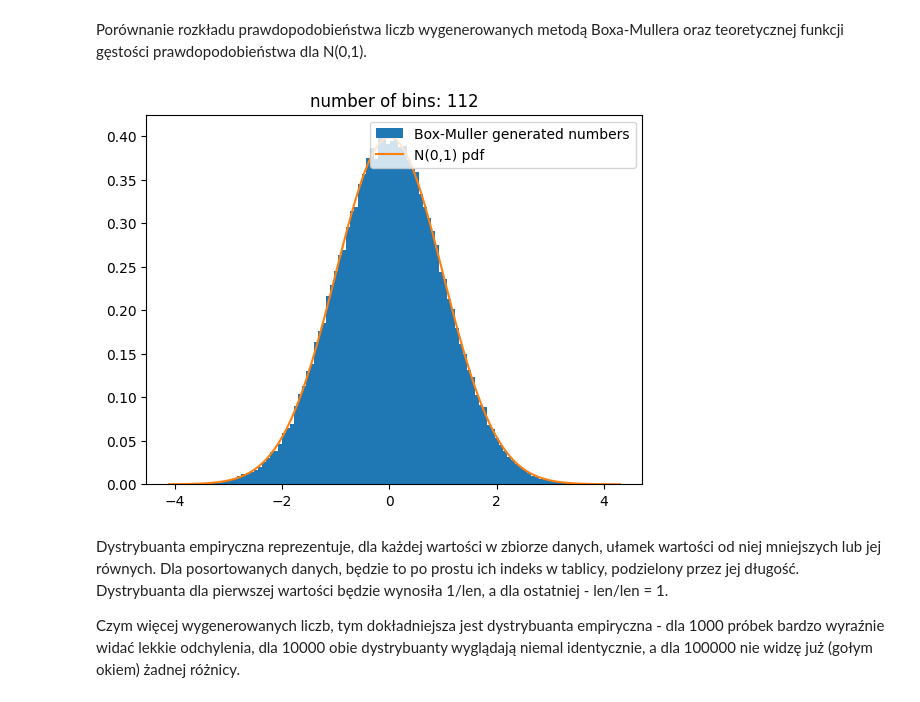
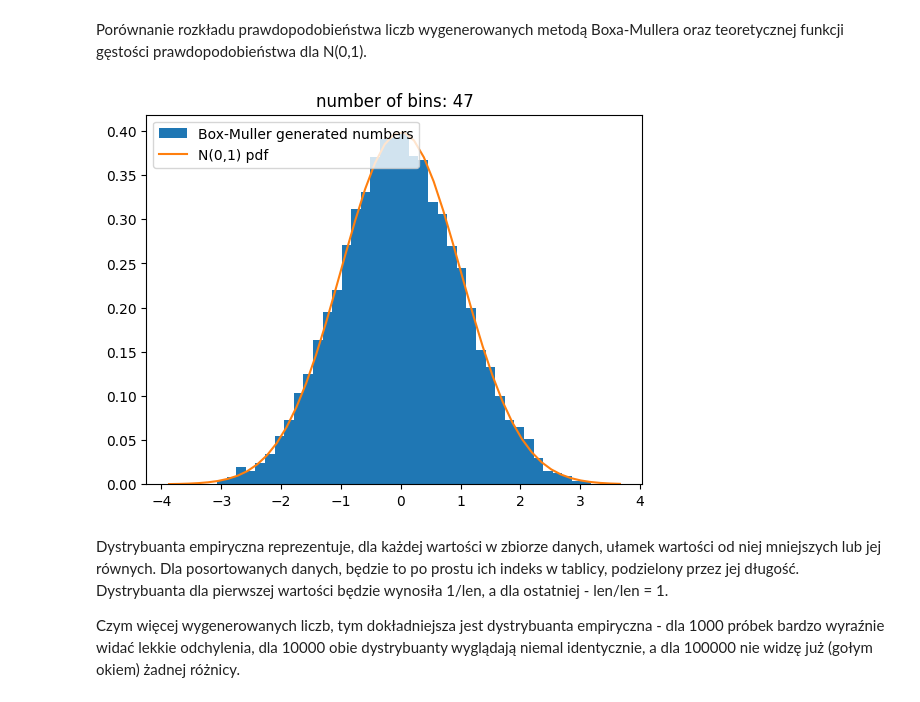
Before and after one commit to Blato122/MetodyStatystyczne-2024.25, a Jupyter notebook: rng/ex0.ipynb, the cells around one changed output. Saved outputs shown, nothing was run; the diff lists cells and outputs as text; code cells hidden in the pictures.

```diff
--- a/rng/ex0.ipynb
+++ b/rng/ex0.ipynb
@@ -23,21 +23,21 @@ def box_muller(n_rands: int) -> np.ndarray:
 # %% [markdown]
 Porównanie rozkładu prawdopodobieństwa liczb wygenerowanych metodą Boxa-Mullera oraz teoretycznej funkcji gęstości prawdopodobieństwa dla N(0,1).
 # %%
-n_rands = 100000
+n_rands = 10000
 rands = box_muller(n_rands // 2)
 
 bin_width = 3.49 / np.cbrt(n_rands) # Scott's normal reference rule
 n_bins = np.ceil((max(rands) - min(rands)) / bin_width).astype(int)
 
 plt.hist(rands, n_bins, density=True, label="Box-Muller generated numbers") # density=True means that the area integral under the histogram will sum to 1
 
 x = np.linspace(np.min(rands), np.max(rands), n_bins)
 pdf = np.exp(-0.5*(x**2)) / np.sqrt(2*np.pi) # mu is 0 and sigma is 1
 plt.plot(x, pdf, label="N(0,1) pdf")
 plt.title(f"number of bins: {n_bins}")
 plt.legend();
 # %% [output]
-[figure, old version]
+[figure, new version]
 # %% [markdown]
 Dystrybuanta empiryczna reprezentuje, dla każdej wartości w zbiorze danych, ułamek wartości od niej mniejszych lub jej równych. Dla posortowanych danych, będzie to po prostu ich indeks w tablicy, podzielony przez jej długość. Dystrybuanta dla pierwszej wartości będzie wynosiła 1/len, a dla ostatniej - len/len = 1.
 
```
Also changed, not shown: parts of 1 cell of this notebook.
